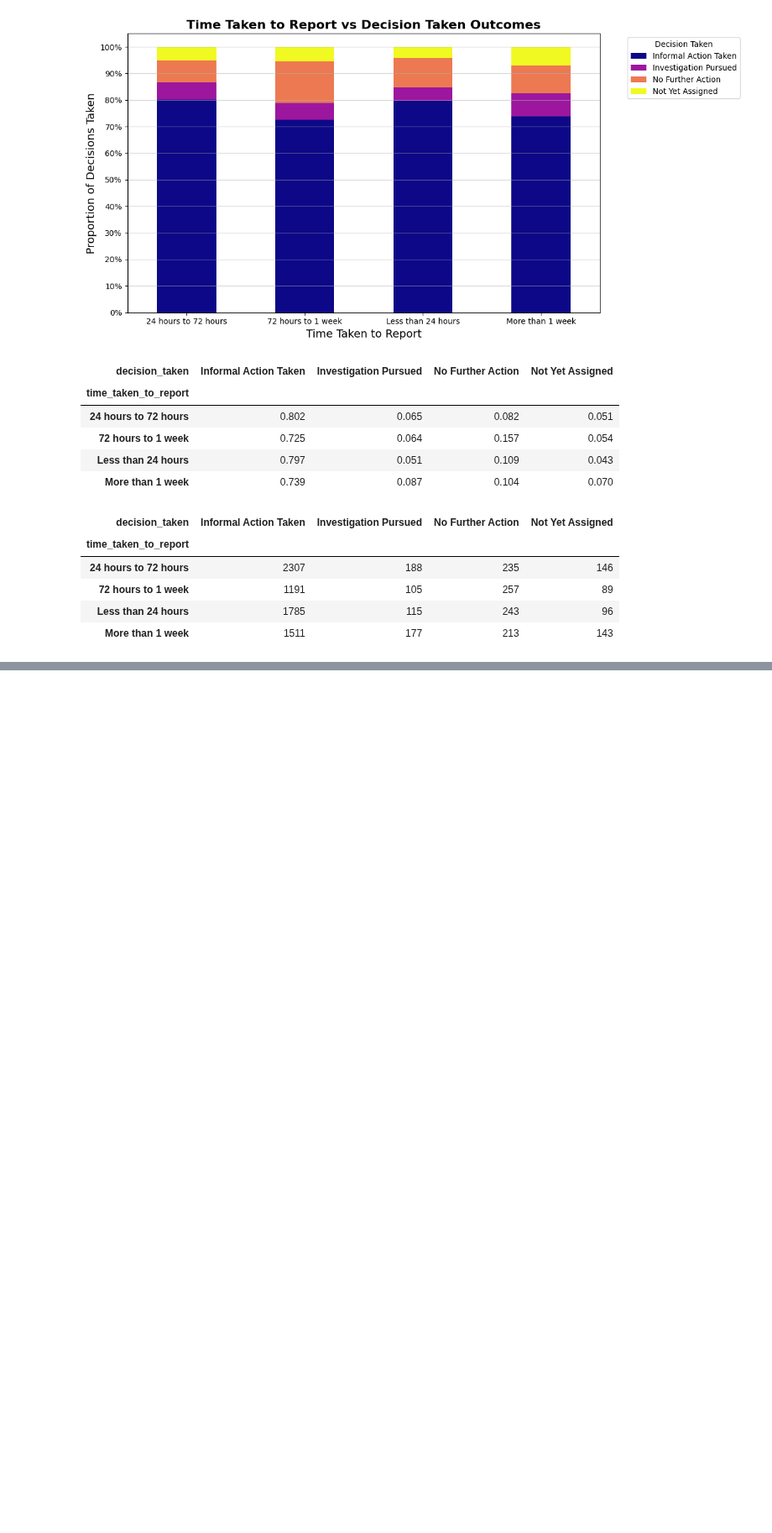
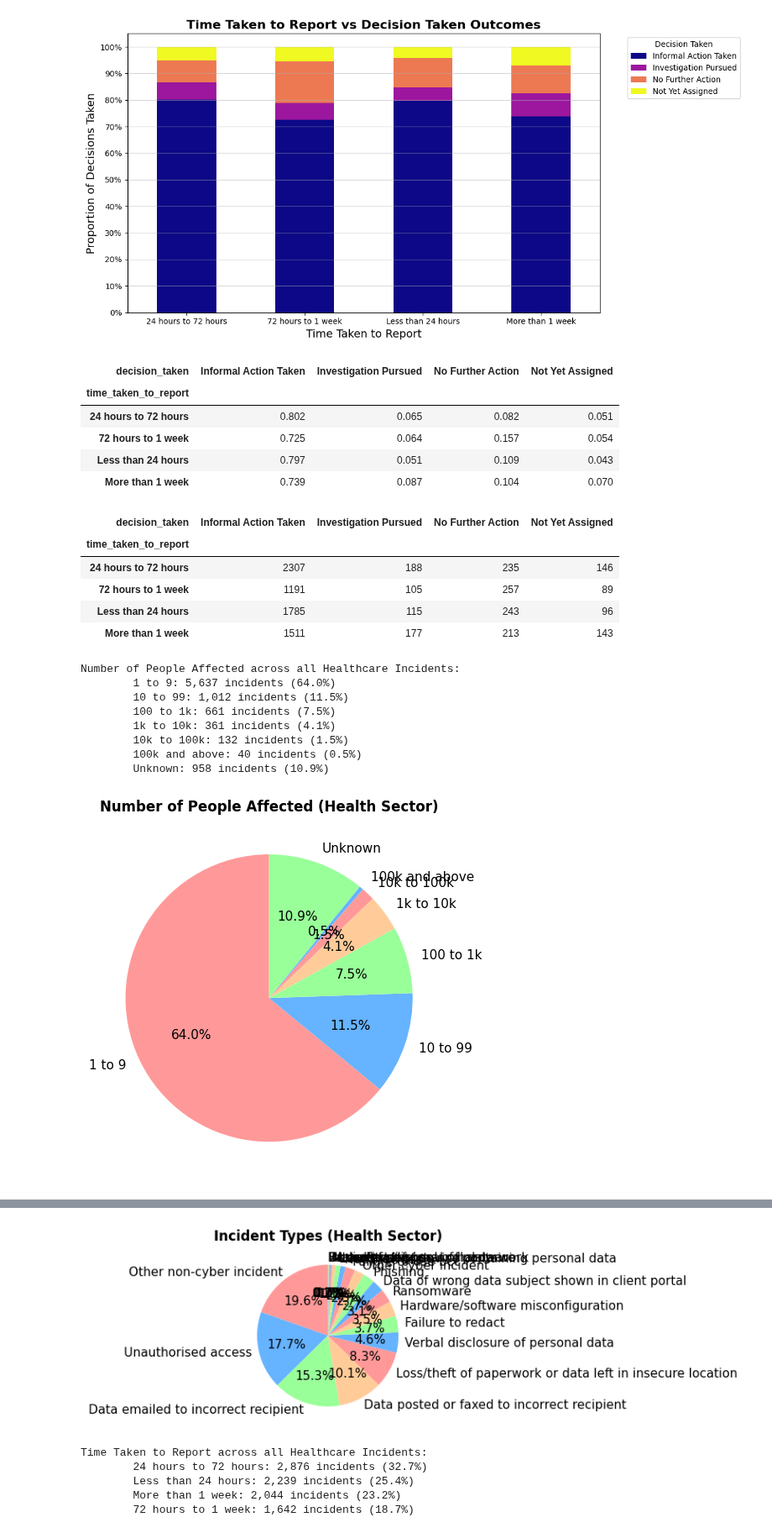
Before and after one commit to maycrowave/healthcare-data-incident-dashboard, a Jupyter notebook: models.ipynb, the cells around one changed output, grey strips where cells are left out. Shown at 84% size. Drawn from its saved outputs; the diff is of its cells as text; code cells hidden in the pictures; blank space fills up the shorter version.

```diff
--- a/models.ipynb
+++ b/models.ipynb
@@ -928,3 +933,68 @@ decision_time_counts
 | 72 hours to 1 week | 1191 | 105 | 257 | 89 |
 | Less than 24 hours | 1785 | 115 | 243 | 96 |
 | More than 1 week | 1511 | 177 | 213 | 143 |
+# %%
+# proportion of number of people affected across all incidents
+data_subjects_counts = df_health_unique['no_data_subjects_affected'].value_counts().sort_index()
+data_subjects_percents = (data_subjects_counts / len(df_health_unique)) * 100
+print(f"\nNumber of People Affected across all Healthcare Incidents:")
+for category, count, percent in zip(data_subjects_counts.index, data_subjects_counts.values, data_subjects_percents.values):
+    print(f"\t{category}: {count:,} incidents ({percent:.1f}%)")
+
+
+# pie chart of number of people affected
+plt.title("Number of People Affected (Health Sector)", fontsize=12, fontweight='bold')
+plt.pie(data_subjects_counts.values,
+        labels=data_subjects_counts.index,
+        autopct='%1.1f%%',
+        colors=['#ff9999', '#66b3ff', '#99ff99', '#ffcc99'],
+        startangle=90,
+        textprops={'fontsize': 11})
+plt.tight_layout()
+plt.show()
+
+# proportion of incident type across all incidents
+incident_type_counts = df_health_unique['incident_type'].value_counts()
+incident_type_percents = (incident_type_counts / len(df_health_unique)) * 100
+print(f"\nIncident Types across all Healthcare Incidents:")
+for category, count, percent in zip(incident_type_counts.index, incident_type_counts.values, incident_type_percents.values):
+    print(f"\t{category}: {count:,} incidents ({percent:.1f}%)")
+
+# pie chart of incident types
+plt.title("Incident Types (Health Sector)", fontsize=12, fontweight='bold')
+plt.pie(incident_type_counts.values,
+        labels=incident_type_counts.index,
+        autopct='%1.1f%%',
+        colors=['#ff9999', '#66b3ff', '#99ff99', '#ffcc99'],
+        startangle=90,
+        textprops={'fontsize': 11})
+plt.tight_layout()
+plt.show()
+
+# proportion of time taken to report across all incidents
+time_taken_counts = df_health_unique['time_taken_to_report'].value_counts()
+time_taken_percents = (time_taken_counts / len(df_health_unique)) * 100
+print(f"\nTime Taken to Report across all Healthcare Incidents:")
+for category, count, percent in zip(time_taken_counts.index, time_taken_counts.values, time_taken_percents.values):
+    print(f"\t{category}: {count:,} incidents ({percent:.1f}%)")
+
+# pie chart of time taken to report
+plt.title("Time Taken to Report (Health Sector)", fontsize=12, fontweight='bold')
+plt.pie(time_taken_counts.values,
+        labels=time_taken_counts.index,
+        autopct='%1.1f%%',
+        colors=['#ff9999', '#66b3ff', '#99ff99', '#ffcc99'],
+        startangle=90,
+        textprops={'fontsize': 11})
+plt.tight_layout()
+plt.show()
+# %% [output]
+Number of People Affected across all Healthcare Incidents:
+        1 to 9: 5,637 incidents (64.0%)
+        10 to 99: 1,012 incidents (11.5%)
+        100 to 1k: 661 incidents (7.5%)
+        1k to 10k: 361 incidents (4.1%)
+        10k to 100k: 132 incidents (1.5%)
+        100k and above: 40 incidents (0.5%)
+        Unknown: 958 incidents (10.9%)
+[figure, added]
@@ -930,0 +1018,6 @@ decision_time_counts
+[figure, added]
+Time Taken to Report across all Healthcare Incidents:
+        24 hours to 72 hours: 2,876 incidents (32.7%)
+        Less than 24 hours: 2,239 incidents (25.4%)
+        More than 1 week: 2,044 incidents (23.2%)
+        72 hours to 1 week: 1,642 incidents (18.7%)
```
Also changed, not shown: parts of 16 cells of this notebook.
